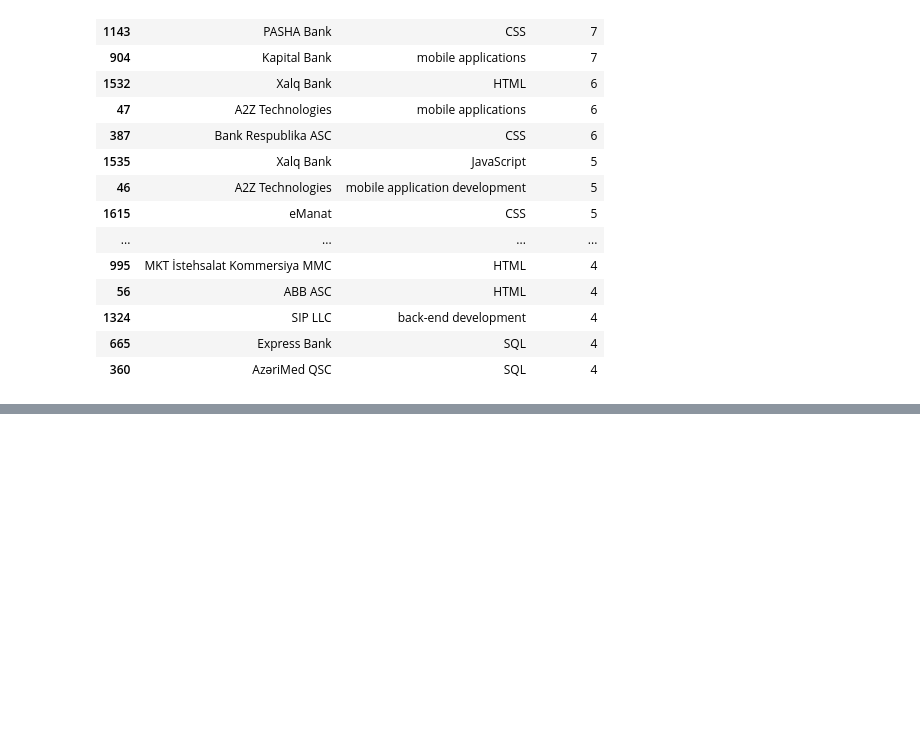
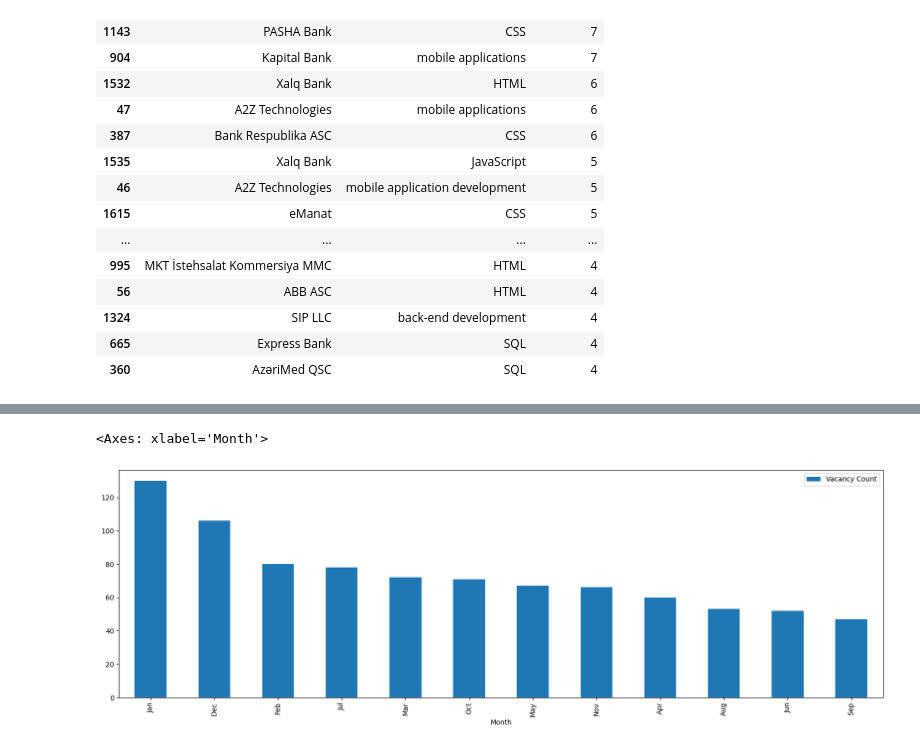
Before and after one commit to LalaMamedova/Data_Science-Analytics_Projects, a Jupyter notebook: Software developer in Azerbaijan/python files/website data.ipynb, the cells around one changed output, grey strips where cells are left out. Cells and saved outputs as stored; diff of their text form; code cells hidden in the pictures; blank space fills up the shorter version.

```diff
--- a/Software developer in Azerbaijan/software_analysis/data.ipynb
+++ b/Software developer in Azerbaijan/python files/website data.ipynb
@@ -323,12 +325,15 @@ KeyError: 'Post Posting Date'
 # %%
-original_vacancy["Post Posting Date"] = pd.to_datetime(original_vacancy["Post Posting Date"], dayfirst=True)
-original_vacancy["Month"] = original_vacancy["Post Posting Date"].dt.strftime('%m')
+original_vacancy["Posting Date"] = pd.to_datetime(original_vacancy["Posting Date"], dayfirst=True)
+original_vacancy["Month"] = original_vacancy["Posting Date"].dt.strftime('%m')
 
 df_sorted_by_time = (original_vacancy
                      .groupby(['Month'])
                      .size()
                      .reset_index(name='Vacancy Count')
                      .sort_values(by='Vacancy Count', ascending=False))
 
 df_sorted_by_time["Month"] = df_sorted_by_time["Month"].apply(lambda x: calendar.month_abbr[int(x)])
 df_sorted_by_time.plot(kind="bar", x="Month", y="Vacancy Count", figsize=(20, 6))
+# %% [output]
+<Axes: xlabel='Month'>
+[figure, added]
```
Also changed, not shown: parts of 22 cells of this notebook, 3 other files.
